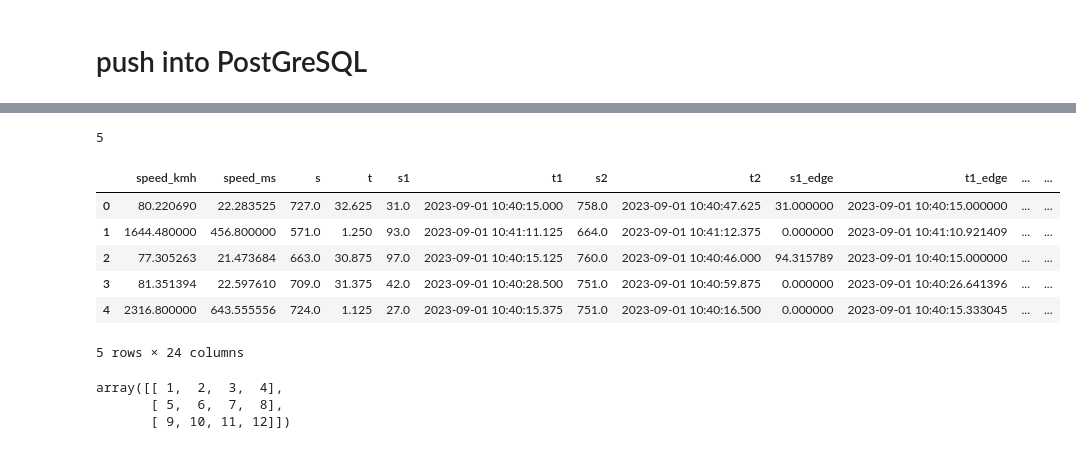
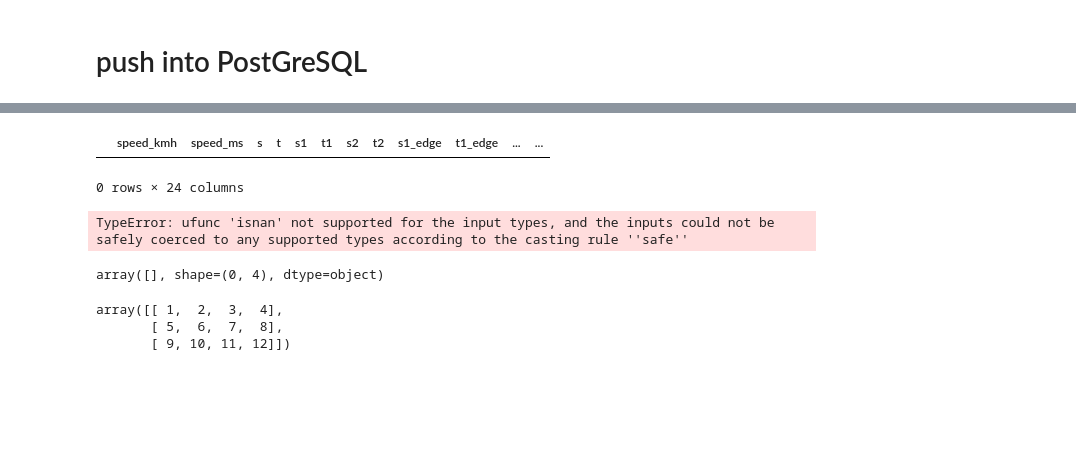
Before and after one commit to truongphanduykhanh/dasly, a Jupyter notebook: notebooks/00.0-khanhtruong-test.ipynb, the cells around one changed output, grey strips where cells are left out. Saved outputs shown, nothing was run; the diff lists cells and outputs as text; code cells hidden in the pictures; blank space fills up the shorter version.

Commit message:
refactor deploy postgresql

```diff
--- a/notebooks/00.0-khanhtruong-test.ipynb
+++ b/notebooks/00.0-khanhtruong-test.ipynb
@@ -297,25 +701,42 @@ connection_string = f'postgresql+psycopg2://{username}:{password}@{host}:{port}/
 
 # Create an engine
 engine = create_engine(connection_string)
-# %%
-# Append DataFrame to table in PostgreSQL
-table_name = 'test_table1'
-das.lines_df.to_sql(table_name, engine, if_exists='append', index=False)
-# %% [output]
-5
 # %%
 # Execute a SQL query
-query = 'SELECT * FROM test_table'
-df = pd.read_sql(query, engine)
-df
+query = 'SELECT * FROM test_table where s2=0'
+previous_lines_df = pd.read_sql(query, engine)
+previous_lines_df
 # %% [output]
 |  | speed_kmh | speed_ms | s | t | s1 | t1 | s2 | t2 | s1_edge | t1_edge | ... | ... |
-| 0 | 80.220690 | 22.283525 | 727.0 | 32.625 | 31.0 | 2023-09-01 10:40:15.000 | 758.0 | 2023-09-01 10:40:47.625 | 31.000000 | 2023-09-01 10:40:15.000000 | ... | ... |
-| 1 | 1644.480000 | 456.800000 | 571.0 | 1.250 | 93.0 | 2023-09-01 10:41:11.125 | 664.0 | 2023-09-01 10:41:12.375 | 0.000000 | 2023-09-01 10:41:10.921409 | ... | ... |
-| 2 | 77.305263 | 21.473684 | 663.0 | 30.875 | 97.0 | 2023-09-01 10:40:15.125 | 760.0 | 2023-09-01 10:40:46.000 | 94.315789 | 2023-09-01 10:40:15.000000 | ... | ... |
-| 3 | 81.351394 | 22.597610 | 709.0 | 31.375 | 42.0 | 2023-09-01 10:40:28.500 | 751.0 | 2023-09-01 10:40:59.875 | 0.000000 | 2023-09-01 10:40:26.641396 | ... | ... |
-| 4 | 2316.800000 | 643.555556 | 724.0 | 1.125 | 27.0 | 2023-09-01 10:40:15.375 | 751.0 | 2023-09-01 10:40:16.500 | 0.000000 | 2023-09-01 10:40:15.333045 | ... | ... |
-5 rows × 24 columns
+0 rows × 24 columns
+# %%
+batch_gap = 10
+previous_lines = previous_lines_df[['x1', 'y1', 'x2', 'y2']].to_numpy()
+# shift previous lines up (add y values by gap)
+previous_lines[:, [1, 3]] += batch_gap * das.t_rate
+
+# Group the new lines with the previous lines
+###########################################################################
+# lines_y_vals = das._y_vals_lines(lines, np.arange(das.signal.shape[1]))
+previous_lines_y_vals = das._y_vals_lines(
+    previous_lines, np.arange(das.signal.shape[1]))
+
+# lines_y_vals_reshape = lines_y_vals[:, np.newaxis, :]
+# previous_lines_y_vals_reshape = previous_lines_y_vals[np.newaxis, :, :]
+# dist_mat = das._metric(lines_y_vals_reshape, previous_lines_y_vals_reshape)
+# lines_id = reassign_lines_id(
+#     previous_lines_id=previous_lines_df['id'].to_numpy(),
+#     new_lines_id=lines['id'].to_numpy(),
+#     dist_mat=dist_mat,
+#     threshold=dbscan_eps_seconds*das.t_rate
+# )
+# lines_df['id'] = lines_id
+# %% [output]
+TypeError: ufunc 'isnan' not supported for the input types, and the inputs could not be safely coerced to any supported types according to the casting rule ''safe''
+# %%
+previous_lines
+# %% [output]
+array([], shape=(0, 4), dtype=object)
 # %%
 # Create a sample ndarray with shape (N, 4)
 array = np.array([[1, 2, 3, 4],
```
Also changed, not shown: parts of 52 cells of this notebook, 58 other files.
